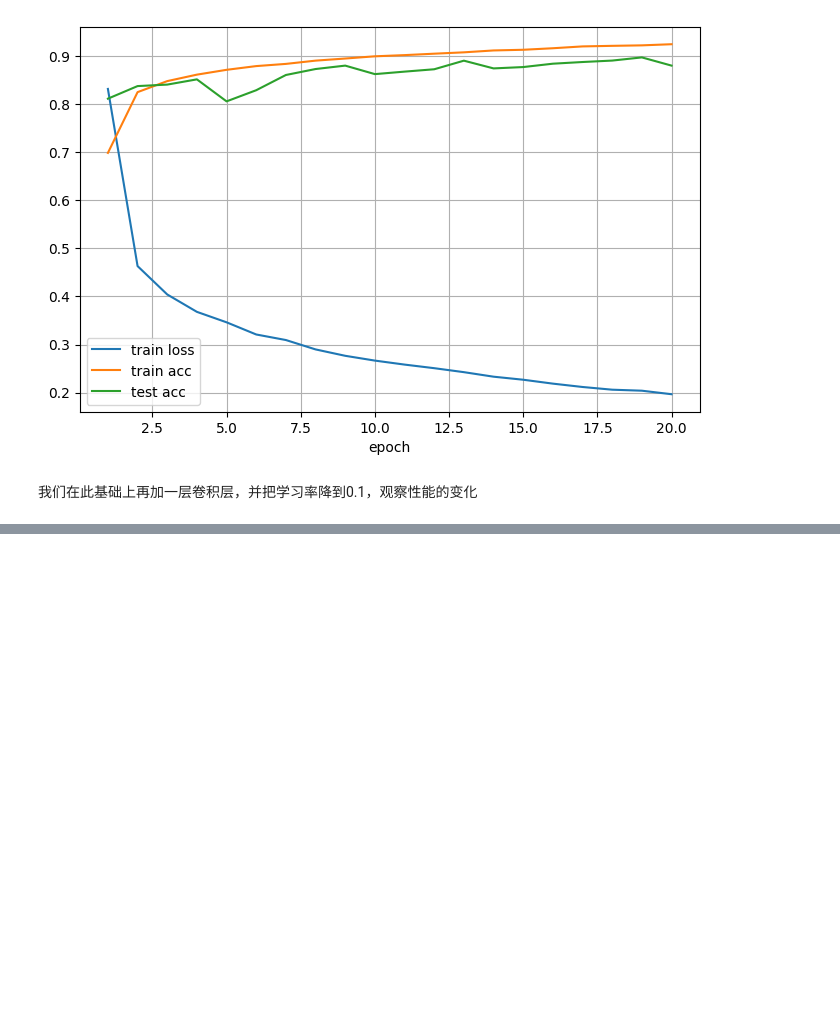
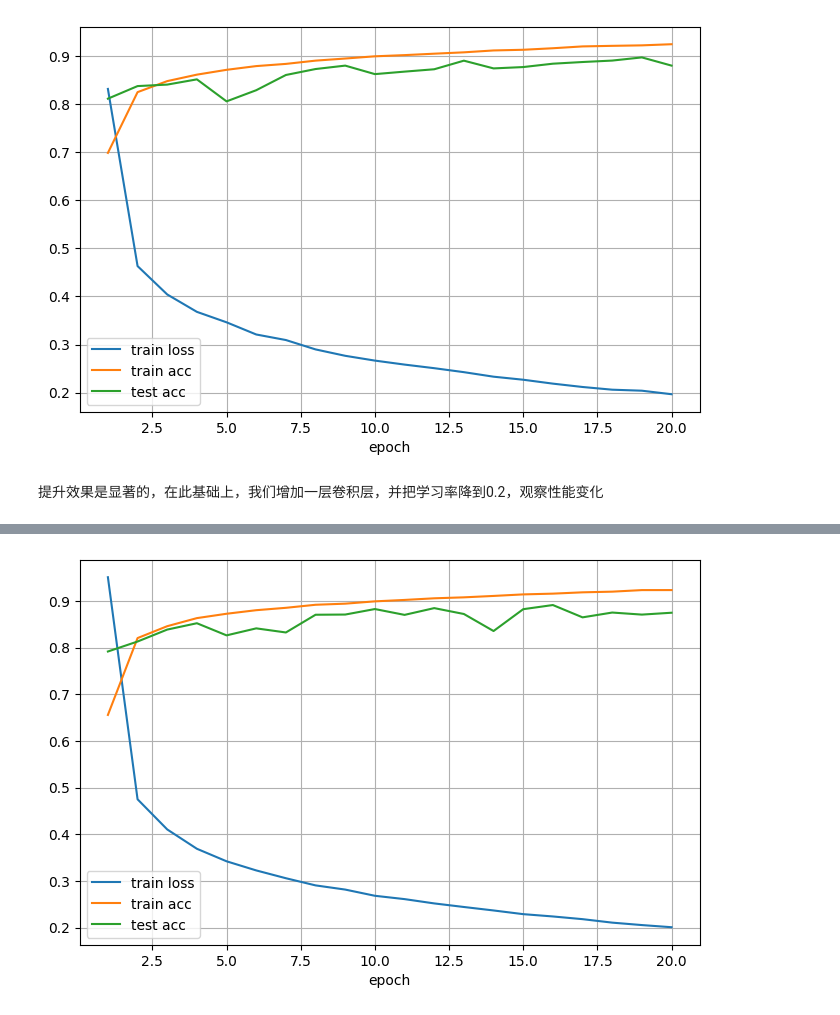
Before and after one commit to zyf-hitsz/PytorchLearning, a Jupyter notebook: 神经网络/卷积神经网络/LetNet.ipynb, the cells around one changed output, grey strips where cells are left out. Cells and saved outputs as stored; diff of their text form; code cells hidden in the pictures; blank space fills up the shorter version.

```diff
--- a/神经网络/卷积神经网络/LetNet.ipynb
+++ b/神经网络/卷积神经网络/LetNet.ipynb
@@ -1093,8 +1093,8 @@ epoch 20: loss 0.197, train acc 0.925, test acc 0.880
 loss 0.197, train acc 0.925, test acc 0.880
 7440.5 examples/sec on cuda
 [figure]
-# %% [markdown]
-我们在此基础上再加一层卷积层，并把学习率降到0.1，观察性能的变化
+# %% [markdown]
+提升效果是显著的，在此基础上，我们增加一层卷积层，并把学习率降到0.2，观察性能变化
 # %%
 # @title
 import time
@@ -1167,6 +1167,7 @@ net = nn.Sequential(
     # 84 → 10
     nn.Linear(84, 10)
 )
+
 
 # =========================
 # 2. Fashion-MNIST
@@ -1431,9 +1432,9 @@ device = torch.device(
 # 7. 训练参数
 # =========================
 
-# ReLU 后不建议继续直接使用原来的 0.9
-# 先使用更稳妥的 0.5
-lr = 0.5
+
+
+lr = 0.2
 
 num_epochs = 20
 
@@ -1449,3 +1450,4 @@ train_ch6(
     lr,
     device
 )
+# %% [output]
@@ -1451,0 +1471 @@ train_ch6(
+[figure, added]
```
Also changed, not shown: parts of 11 cells of this notebook.
